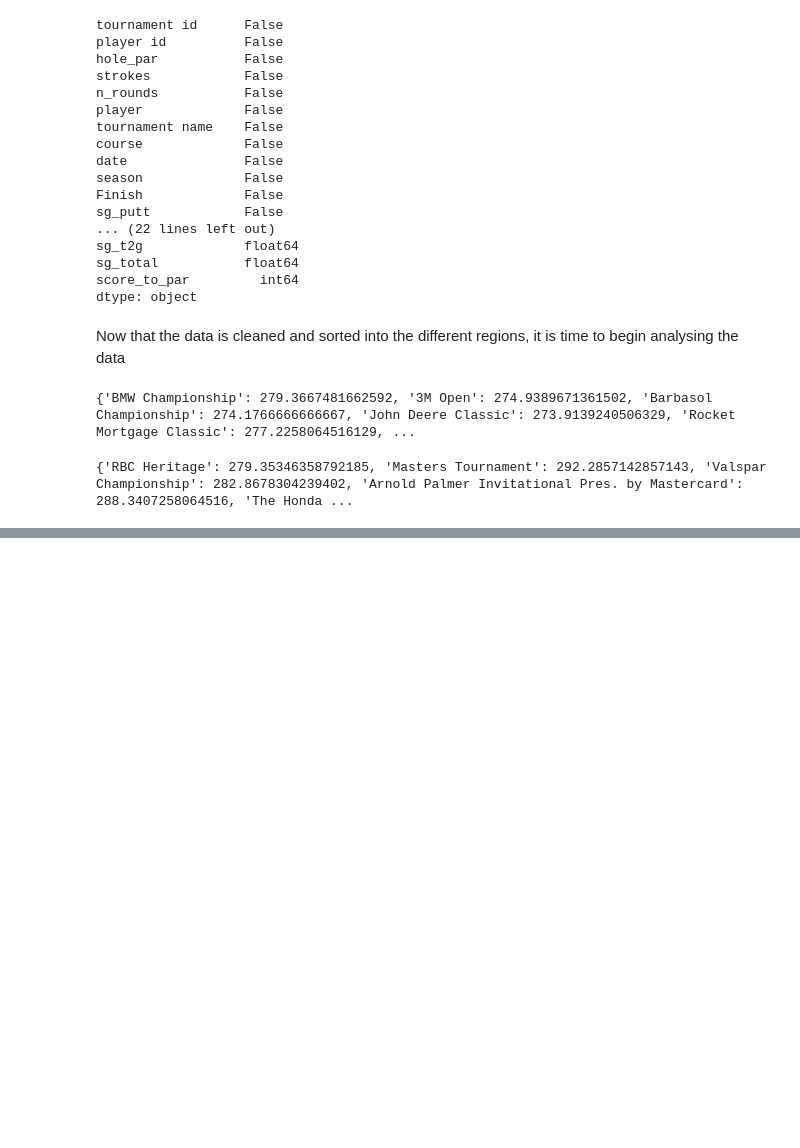
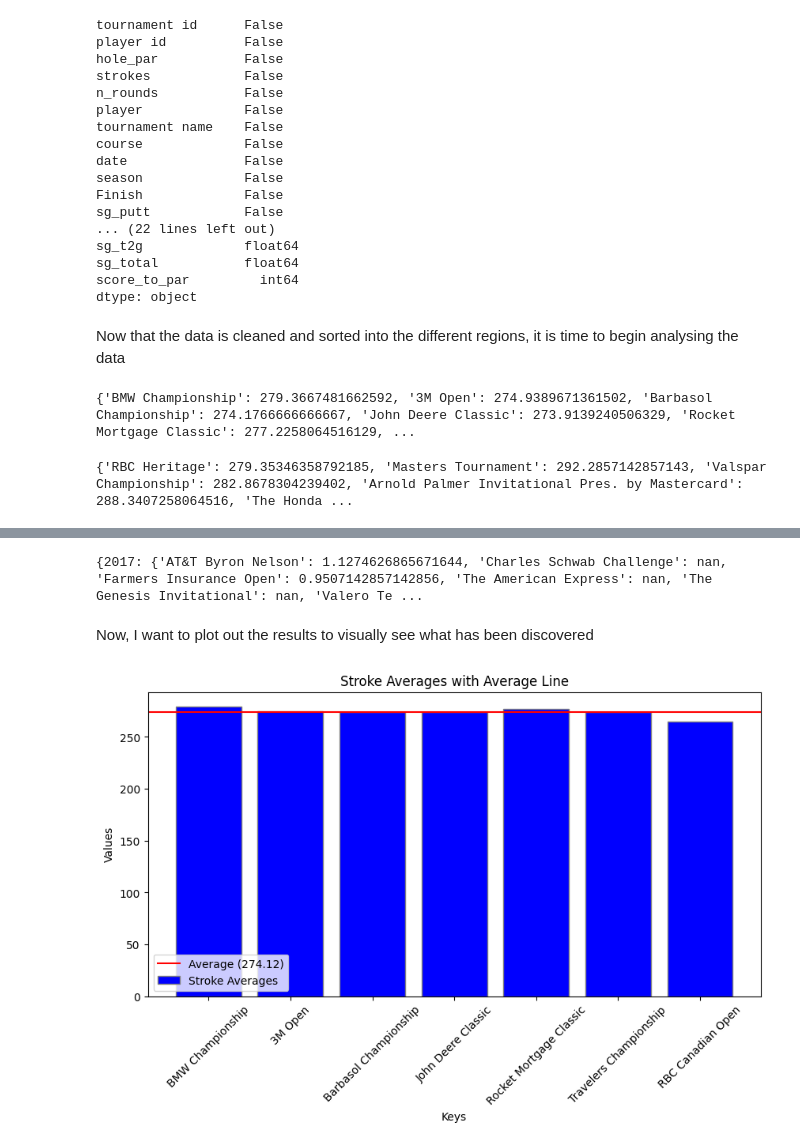
Before and after one commit to tmoney3817/CIS461_Final, a Jupyter notebook: tour_analysis.ipynb, the cells around one changed output, grey strips where cells are left out. Cells and saved outputs as stored; diff of their text form; code cells hidden in the pictures; blank space fills up the shorter version.

```diff
--- a/tour_analysis.ipynb
+++ b/tour_analysis.ipynb
@@ -227,0 +364,62 @@ print(strokeAveragesSE)
+# %%
+#West
+unique_years = np.arange(2017, 2022)
+unique_tournaments = np.unique(westRegion['tournament name'])
+
+# Create a dictionary to store the sg_total averages for each unique tournament name for each year
+sg_total_averagesWE = {}
+
+for year in unique_years:
+    # Get the data for the current year
+    year_data = westRegion[westRegion['season'] == year]
+
+    # Create a dictionary to store the sg_total averages for each unique tournament name for the current year
+    sg_total_averages_year = {}
+
+    #Now loop through the unique tournaments and save each average shots gained total
+    for tournament in unique_tournaments:
+
+        tournament_data = year_data[year_data['tournament name'] == tournament]['sg_total']
+
+        average_sg_total = np.mean(tournament_data)
+
+        sg_total_averages_year[tournament] = average_sg_total
+
+        sg_total_averagesWE[year] = sg_total_averages_year
+
+print(sg_total_averagesWE)
+# %% [output]
+{2017: {'AT&T Byron Nelson': 1.1274626865671644, 'Charles Schwab Challenge': nan, 'Farmers Insurance Open': 0.9507142857142856, 'The American Express': nan, 'The Genesis Invitational': nan, 'Valero Te ...
+# %% [markdown]
+Now, I want to plot out the results to visually see what has been discovered
+# %%
+#First, I will plot each region's stroke average in a bar graph
+
+#NorthEast
+#create lists for keys and values in dictionary
+keys = list(strokeAveragesNE.keys())
+values = list(strokeAveragesNE.values())
+
+# Calculate the average
+average = np.mean(values)
+
+# Create the bar graph
+plt.figure(figsize=(10, 5))
+plt.bar(keys, values, color='b', edgecolor='grey', label='Stroke Averages')
+
+# Add the average line
+plt.axhline(y=average, color='r', linestyle='-', label=f'Average ({average:.2f})')
+
+# Add labels and title
+plt.xlabel('Keys')
+plt.ylabel('Values')
+plt.title('Stroke Averages with Average Line')
+
+# Rotate the x-axis labels if they overlap
+plt.xticks(rotation=45)
+
+# Create legend & Show graphic
+plt.legend()
+plt.show()
+# %% [output]
+[figure, added]
```
Also changed, not shown: parts of 10 cells of this notebook.
